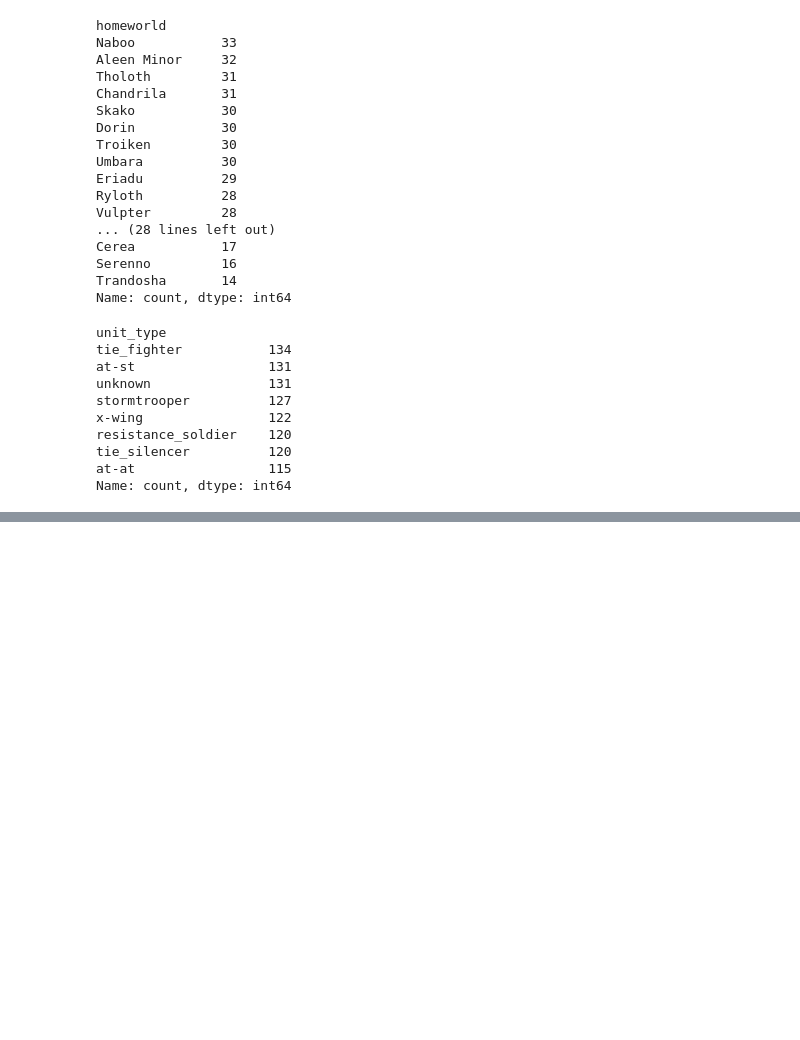
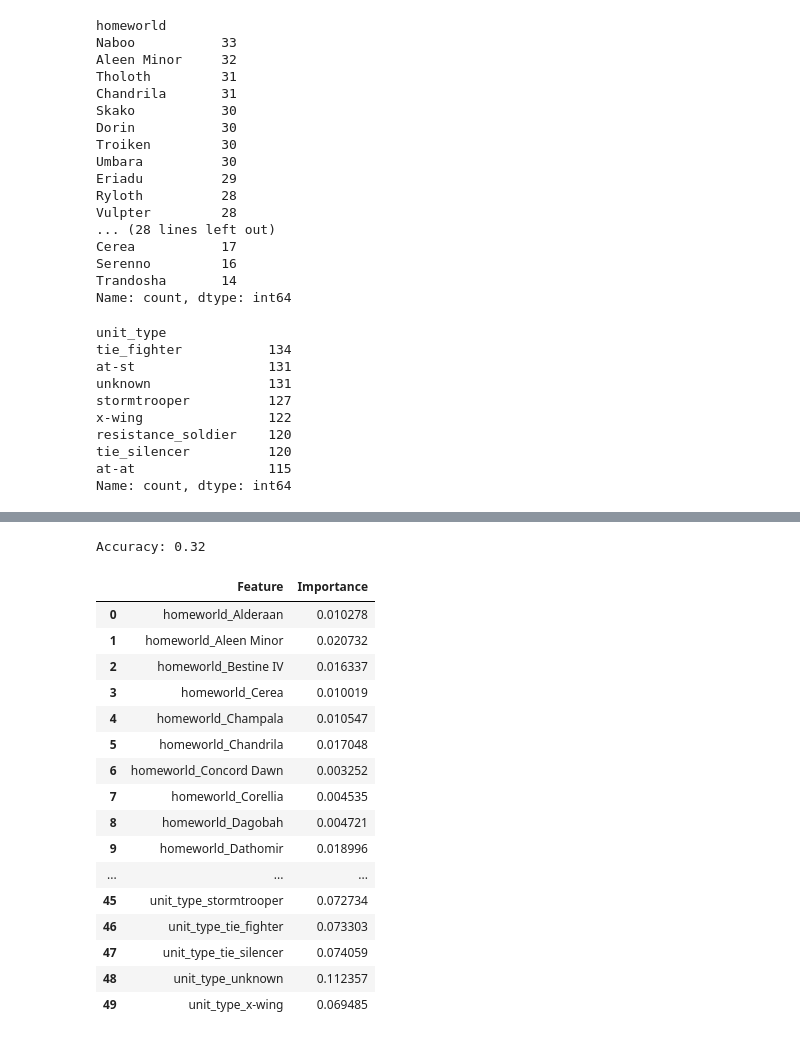
Before and after one commit to Rohank12/star-wars-project3, a Jupyter notebook: explore_data.ipynb, the cells around one changed output, grey strips where cells are left out. Drawn from its saved outputs; the diff is of its cells as text; code cells hidden in the pictures; blank space fills up the shorter version.

```diff
--- a/explore_data.ipynb
+++ b/explore_data.ipynb
@@ -56,0 +104,36 @@ Name: count, dtype: int64
+# %%
+model = DecisionTreeClassifier()
+X_train, X_test, y_train, y_test = train_test_split(X, y, test_size=0.2, random_state=4)
+model = model.fit(X_train, y_train)
+
+y_pred = model.predict(X_test)
+
+# Calculate accuracy
+accuracy = accuracy_score(y_test, y_pred)
+print("Accuracy:", accuracy)
+# %% [output]
+Accuracy: 0.32
+# %%
+importance = model.feature_importances_
+#display(importance)
+
+feature_importances = pd.DataFrame({'Feature': X.columns, 'Importance': importance})
+display(feature_importances)
+# %% [output]
+|  | Feature | Importance |
+| 0 | homeworld_Alderaan | 0.010278 |
+| 1 | homeworld_Aleen Minor | 0.020732 |
+| 2 | homeworld_Bestine IV | 0.016337 |
+| 3 | homeworld_Cerea | 0.010019 |
+| 4 | homeworld_Champala | 0.010547 |
+| 5 | homeworld_Chandrila | 0.017048 |
+| 6 | homeworld_Concord Dawn | 0.003252 |
+| 7 | homeworld_Corellia | 0.004535 |
+| 8 | homeworld_Dagobah | 0.004721 |
+| 9 | homeworld_Dathomir | 0.018996 |
+| ... | ... | ... |
+| 45 | unit_type_stormtrooper | 0.072734 |
+| 46 | unit_type_tie_fighter | 0.073303 |
+| 47 | unit_type_tie_silencer | 0.074059 |
+| 48 | unit_type_unknown | 0.112357 |
+| 49 | unit_type_x-wing | 0.069485 |
```
Also changed, not shown: parts of 7 cells of this notebook, 1 other file.
